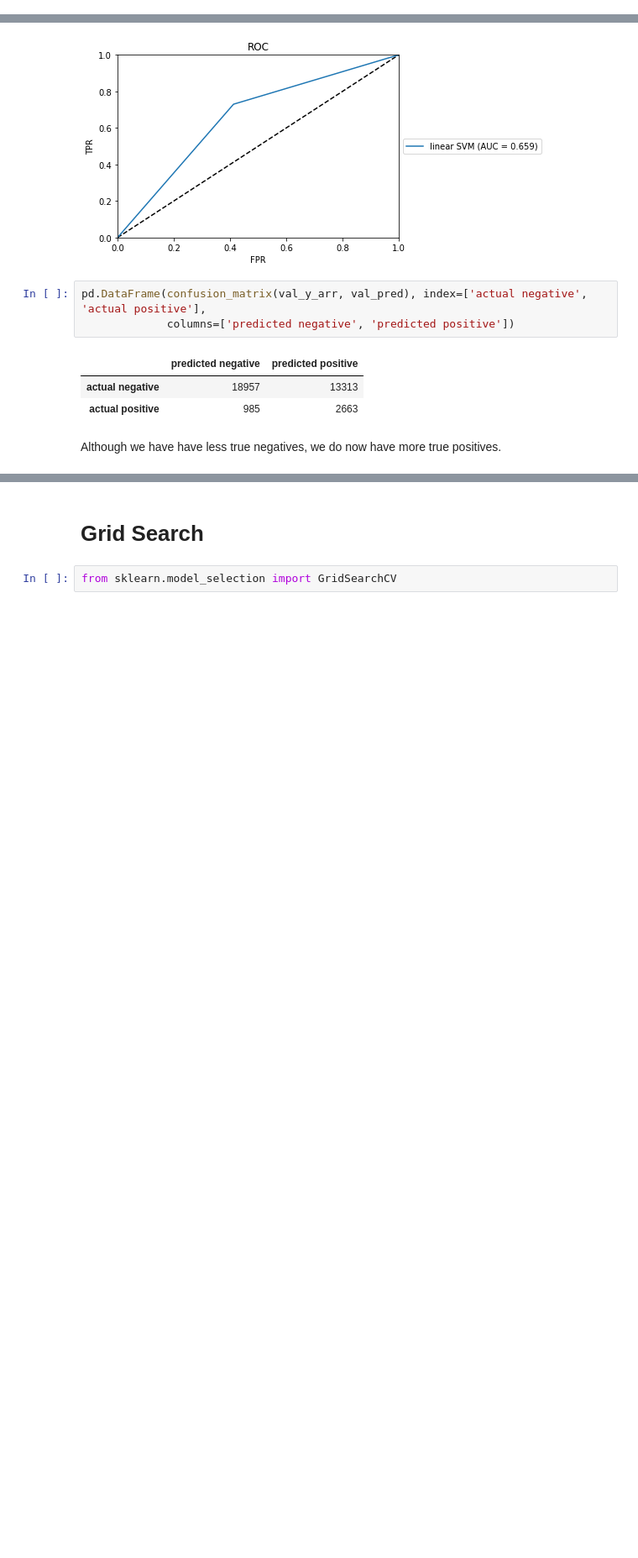
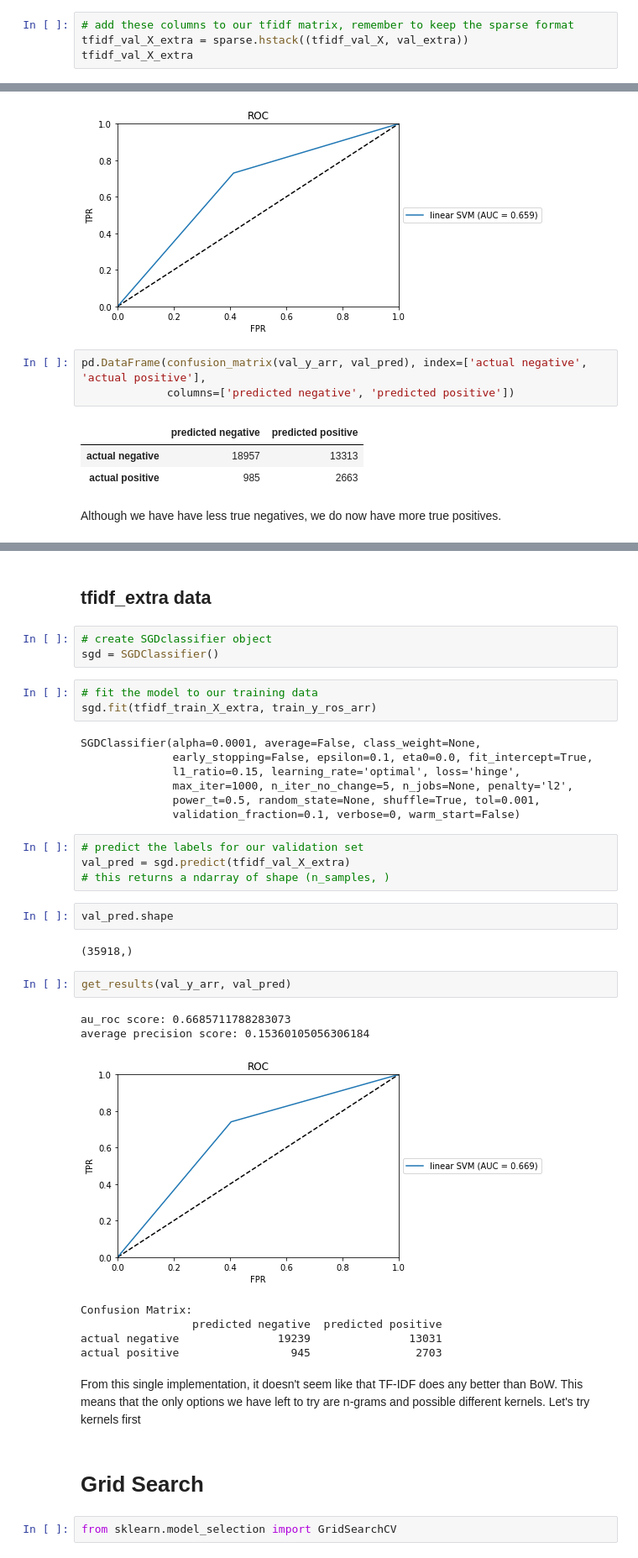
Before and after one commit to cc6580/DSGA1003_Proj, a Jupyter notebook: cc_SVM.ipynb, the cells around one changed output, grey strips where cells are left out. Shown: that part at 84% size. Drawn from its saved outputs; the diff is of its cells as text; blank space fills up the shorter version.

```diff
--- a/cc_SVM.ipynb
+++ b/cc_SVM.ipynb
@@ -161,0 +208,4 @@ BoW_val_X_extra = sparse.hstack((BoW_val_X, val_extra))
+# %%
+# add these columns to our tfidf matrix, remember to keep the sparse format
+tfidf_val_X_extra = sparse.hstack((tfidf_val_X, val_extra))
+tfidf_val_X_extra
@@ -335,3 +388,39 @@ def get_results(y_true, y_pred):
+# %% [markdown]
+## tfidf_extra data
+# %%
+# create SGDclassifier object
+sgd = SGDClassifier()
+# %%
+# fit the model to our training data
+sgd.fit(tfidf_train_X_extra, train_y_ros_arr)
+# %% [output]
+SGDClassifier(alpha=0.0001, average=False, class_weight=None,
+              early_stopping=False, epsilon=0.1, eta0=0.0, fit_intercept=True,
+              l1_ratio=0.15, learning_rate='optimal', loss='hinge',
+              max_iter=1000, n_iter_no_change=5, n_jobs=None, penalty='l2',
+              power_t=0.5, random_state=None, shuffle=True, tol=0.001,
+              validation_fraction=0.1, verbose=0, warm_start=False)
+# %%
+# predict the labels for our validation set
+val_pred = sgd.predict(tfidf_val_X_extra)
+# this returns a ndarray of shape (n_samples, )
+# %%
+val_pred.shape
+# %% [output]
+(35918,)
+# %%
+get_results(val_y_arr, val_pred)
+# %% [output]
+au_roc score: 0.6685711788283073
+average precision score: 0.15360105056306184
+[figure, added]
+Confusion Matrix:
+                 predicted negative  predicted positive
+actual negative               19239               13031
+actual positive                 945                2703
+# %% [markdown]
+From this single implementation, it doesn't seem like that TF-IDF does any better than BoW. This means that the only options we have left to try are n-grams and possible different kernels.
+Let's try kernels first
 # %% [markdown]
 # Grid Search
 # %%
```
Also changed, not shown: parts of 22 cells of this notebook.
